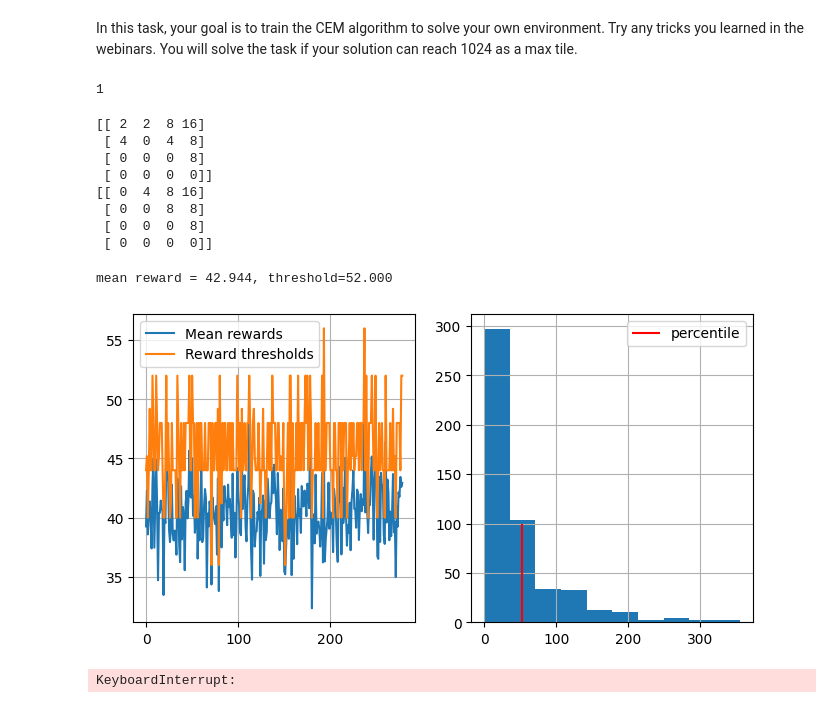
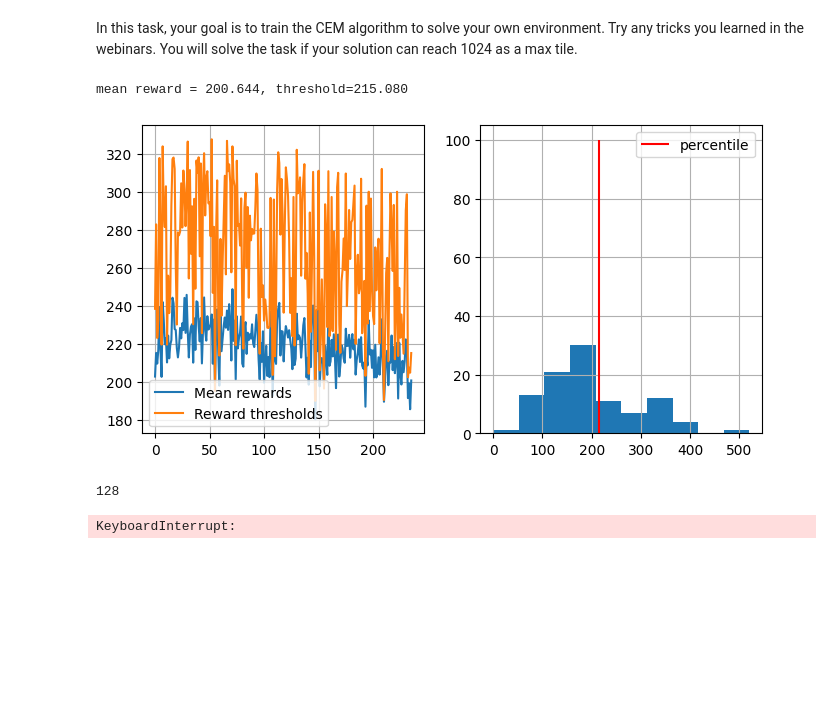
Before and after one commit to lBringerl/msai, a Jupyter notebook: reinforcement_learning/hw1/assignment01_2048.ipynb, the cells around one changed output. Drawn from its saved outputs; the diff is of its cells as text; code cells hidden in the pictures; blank space fills up the shorter version.

```diff
--- a/reinforcement_learning/hw1/assignment01_2048.ipynb
+++ b/reinforcement_learning/hw1/assignment01_2048.ipynb
@@ -122,7 +108,7 @@ class ActionClassifier(nn.Module):
 n_actions = env.action_space.n
 
 
-def generate_session(t_max=1000, epsilon=0.9):
+def generate_session(agent, t_max=100, epsilon=0.3, alpha=0.5):
     total_reward = 0
     states, actions = [], []
     s = torch.Tensor(env.reset())
@@ -131,18 +117,21 @@ def generate_session(t_max=1000, epsilon=0.9):
             if np.random.rand() < epsilon:
                 a = np.random.choice(n_actions)
             else:
-                probs = agent(get_channels(s).reshape(1, 10, 4, 4))
+                probs = agent(s.flatten())
                 a = np.random.choice(n_actions, p=probs.flatten().numpy())
             new_s, r, done, truncated, info = env.step(a)
-
+            if done and info['illegal_move']:
+                continue
+            highest = info['highest']
             env.step(a)
-            s = torch.Tensor(new_s)
             states.append(s)
             actions.append(a)
             total_reward += r
-            if done:
+            if done and env.isend():
                 break
-    return states, actions, total_reward
+            s = torch.Tensor(new_s)
+    total_reward = info['highest'] * alpha + total_reward * (1 - alpha)
+    return states, actions, total_reward, info['highest']
 # %%
 def select_elites(states_batch, actions_batch, rewards_batch, percentile):
     threshold = np.percentile(rewards_batch, percentile)
@@ -152,22 +141,18 @@ def select_elites(states_batch, actions_batch, rewards_batch, percentile):
     return np.concatenate(states_batch[mask_elites]), np.concatenate(actions_batch[mask_elites])
 # %%
 from torch.optim.lr_scheduler import StepLR
-
-
-optimizer = optim.Adam(agent.parameters(), lr=0.001)
 scheduler = StepLR(optimizer, step_size=30, gamma=0.1)
 
 
 def get_train_loop(agent):
+    optimizer = optim.Adam(agent.parameters(), lr=0.001)
     criterion = nn.CrossEntropyLoss()
     def train(states, actions):
-        states = torch.stack(tuple(get_channels(state) for state in states))
+        states = torch.stack(tuple(torch.Tensor(state.flatten()) for state in states))
         actions = torch.LongTensor(actions)
         optimizer.zero_grad()
         outputs = agent(states)
         loss = criterion(outputs, actions)
-        entropy = -torch.sum(outputs * torch.log(outputs + 1e-8))
-        loss = loss - 0.01 * entropy  # Entropy regularization
         loss.backward()
         optimizer.step()
     return train
@@ -176,7 +161,7 @@ from IPython.display import clear_output
 import matplotlib.pyplot as plt
 
 
-def show_progress(rewards_batch, log, percentile, reward_range=[-990, +10]):
+def show_progress(rewards_batch, log, percentile, reward_range=[0, 1024]):
     """
     A convenience function that displays training progress.
     No cool math here, just charts.
@@ -202,57 +187,28 @@ def show_progress(rewards_batch, log, percentile, reward_range=[-990, +10]):
     plt.grid()
 
     plt.show()
-# %%
-a = np.random.rand(4, 4)
-b = a
-if np.all(np.isclose(a, b)):
-    print(1)
-# %% [output]
-1
-# %%
-test = np.array([[ 2,  2,  8, 16], [ 4,  0,  4,  8], [ 0,  0,  0,  8], [ 0,  0,  0,  0]])
-# answer = np.array([[4, 4, 0, 0], [4, 4, 0, 0], [4, 8, 16, 0], [8, 16, 4, 0]])
-
-env.set_board(test)
-print(env.get_board())
-score = env.move(1)
-print(env.get_board())
-# score = env.move(3)
-# print(env.get_board())
-# score = env.move(3)
-# print(env.get_board())
-# %% [output]
-[[ 2  2  8 16]
- [ 4  0  4  8]
- [ 0  0  0  8]
- [ 0  0  0  0]]
-[[ 0  4  8 16]
- [ 0  0  8  8]
- [ 0  0  0  8]
- [ 0  0  0  0]]
 # %%
-n_sessions = 500
+n_sessions = 100
 percentile = 70
 log = []
 
 agent = ActionClassifier()
 train_loop = get_train_loop(agent)
 
 
-def normalize_rewards(rewards):
-    rewards = np.array(rewards)
-    rewards = (rewards - np.mean(rewards)) / (np.std(rewards) + 1e-8)
-    return rewards
-
-
-for i in range(1000):
-    sessions = [generate_session() for _ in range(n_sessions)]
-    states_batch, actions_batch, rewards_batch = zip(*sessions)
+eps = 0.99
+for i in range(500):
+    sessions = [generate_session(agent, t_max=1000, epsilon=eps, alpha=0.7) for _ in range(n_sessions)]
+    states_batch, actions_batch, rewards_batch, highest = zip(*sessions)
     elite_states, elite_actions = select_elites(states_batch, actions_batch, rewards_batch, percentile)
     train_loop(elite_states, elite_actions)
     scheduler.step()
     show_progress(rewards_batch, log, percentile, reward_range=[0, np.max(rewards_batch)])
+    print(max(highest))
+    if i % 10 == 0:
+        eps /= 1.02
 # %% [output]
-mean reward = 42.944, threshold=52.000
+mean reward = 200.644, threshold=215.080
-[figure, old version]
+[figure, new version]
-KeyboardInterrupt:
+128
+KeyboardInterrupt:
```
Also changed, not shown: parts of 3 cells of this notebook.
